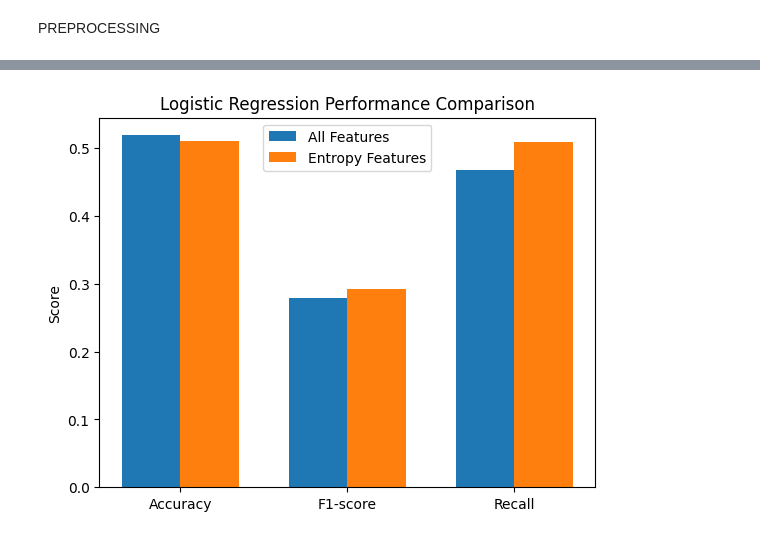
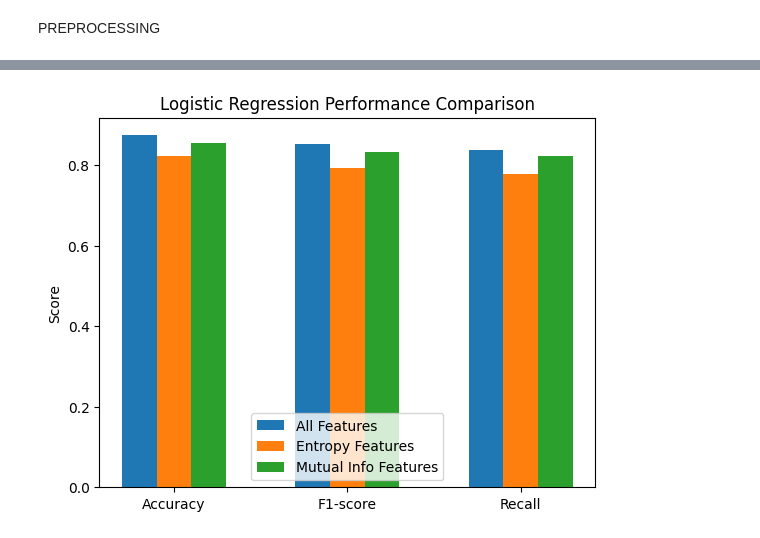
Before and after one commit to chiefzhantr/EntropyFS, a Jupyter notebook: model.ipynb, the cells around one changed output, grey strips where cells are left out. Drawn from its saved outputs; the diff is of its cells as text; code cells hidden in the pictures.

Commit message:
feat: added mut info filtering and finished Decision Tree and Random Forest

```diff
--- a/model.ipynb
+++ b/model.ipynb
@@ -265,5 +302,11 @@ X_entropy_test_scaled = scaler.transform(X_entropy_test)
+# %%
+#Log reg
+logreg = LogisticRegression()
+
+logreg.fit(X_train_scaled, y_train)
+y_pred = logreg.predict(X_test_scaled)
 # %%
-#Log reg
-logreg_entropy = LogisticRegression(class_weight='balanced')
+logreg_entropy = LogisticRegression()
+
 logreg_entropy.fit(X_entropy_train_scaled, y_entropy_train)
 y_entropy_pred = logreg_entropy.predict(X_entropy_test_scaled)
@@ -288,0 +313,17 @@ recall = 0.46701846965699206
+# %%
+logreg_mi = LogisticRegression()
+
+logreg_mi.fit(X_mi_train_scaled, y_mi_train)
+y_mi_pred = logreg_mi.predict(X_mi_test_scaled)
+# %%
+accuracy = accuracy_score(y_test, y_pred)
+f1 = f1_score(y_test, y_pred)
+recall = recall_score(y_test, y_pred)
+
+accuracy_entropy = accuracy_score(y_entropy_test, y_entropy_pred)
+f1_entropy = f1_score(y_entropy_test, y_entropy_pred)
+recall_entropy = recall_score(y_entropy_test, y_entropy_pred)
+
+accuracy_mi = accuracy_score(y_mi_test, y_mi_pred)
+f1_mi = f1_score(y_mi_test, y_mi_pred)
+recall_mi = recall_score(y_mi_test, y_mi_pred)
@@ -289,19 +361,19 @@ recall = 0.46701846965699206
 # %%
-import matplotlib.pyplot as plt
-
 labels = ['Accuracy', 'F1-score', 'Recall']
 all_feat = [accuracy, f1, recall]
 entropy_feat = [accuracy_entropy, f1_entropy, recall_entropy]
+mi_feat = [accuracy_mi, f1_mi, recall_mi]
 
 x = np.arange(len(labels))
-width = 0.35
+width = 0.2
 
-plt.bar(x - width/2, all_feat, width, label='All Features')
-plt.bar(x + width/2, entropy_feat, width, label='Entropy Features')
+plt.bar(x - width, all_feat, width, label='All Features')
+plt.bar(x, entropy_feat, width, label='Entropy Features')
+plt.bar(x + width, mi_feat, width, label='Mutual Info Features')
 plt.xticks(x, labels)
 plt.ylabel('Score')
 plt.title('Logistic Regression Performance Comparison')
 plt.legend()
 plt.show()
 # %% [output]
-[figure, old version]
+[figure, new version]
```
Also changed, not shown: parts of 46 cells of this notebook.
